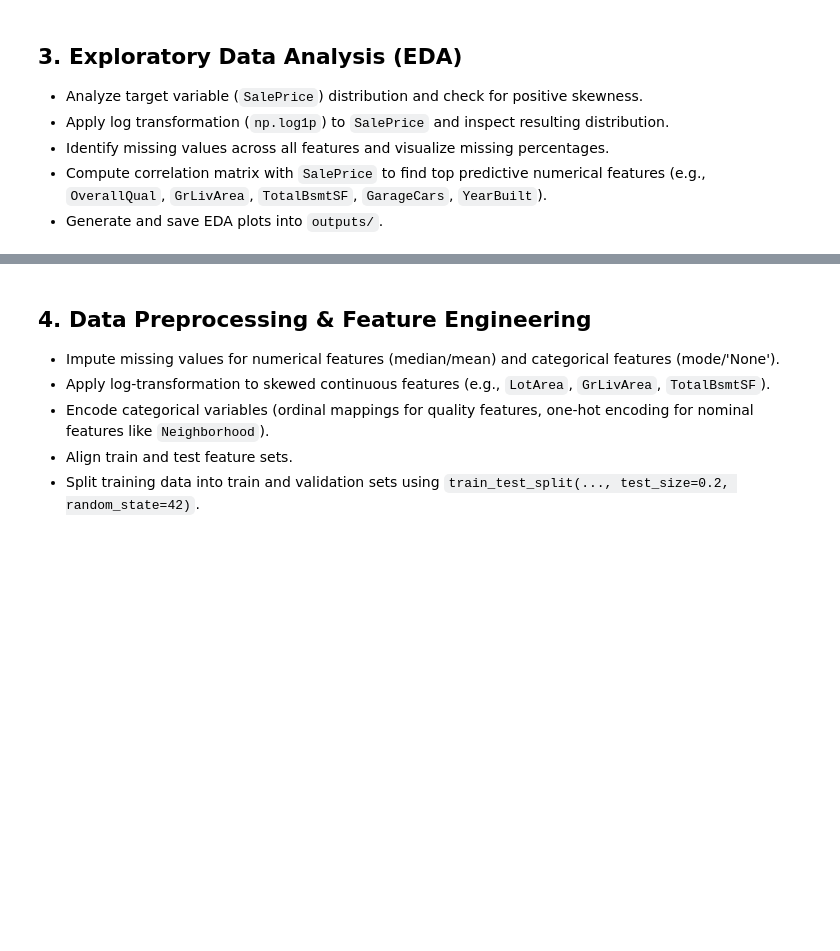
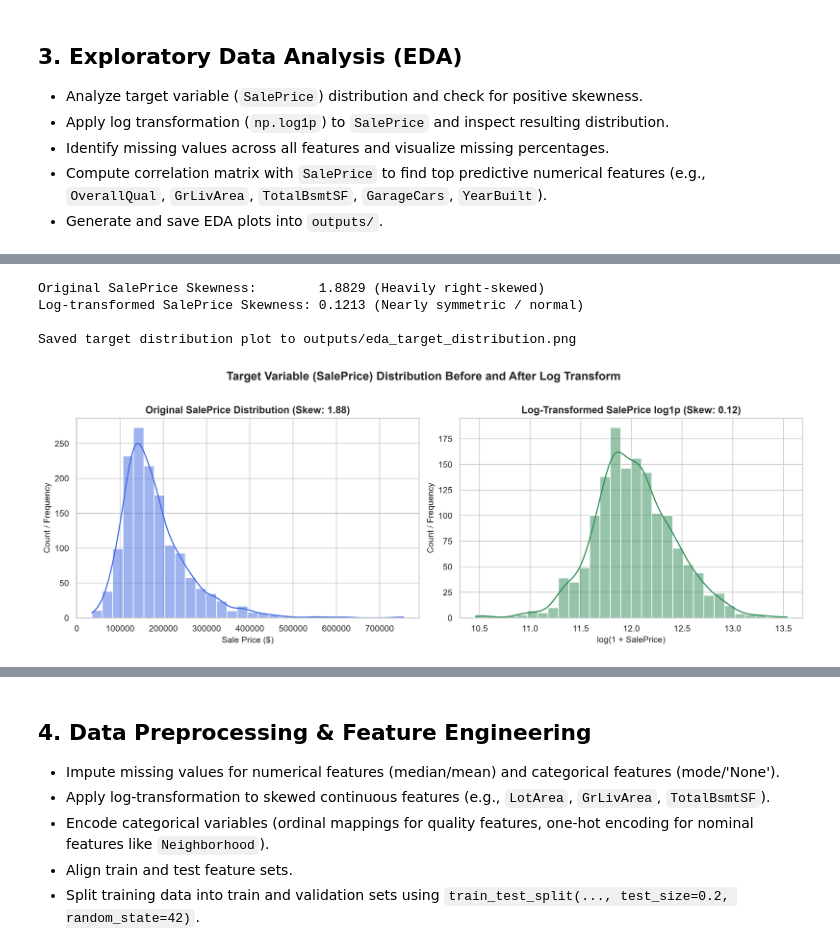
Before and after one commit to Mudasiriqbal-developer/Machine-Learning, a Jupyter notebook: ML Assingment Projects/House Price Prediction/house_price_prediction.ipynb, the cells around one changed output, grey strips where cells are left out. Drawn from its saved outputs; the diff is of its cells as text; code cells hidden in the pictures; blank space fills up the shorter version.

```diff
--- a/ML Assingment Projects/House Price Prediction/house_price_prediction.ipynb
+++ b/ML Assingment Projects/House Price Prediction/house_price_prediction.ipynb
@@ -28,0 +176,38 @@
+# %%
+# ==============================================================================
+# 5. EDA - Target Variable (SalePrice) Distribution (Before and After Log Transform)
+# ==============================================================================
+# Calculate skewness before and after log transformation
+skew_orig = train_df["SalePrice"].skew()
+log_saleprice = np.log1p(train_df["SalePrice"])
+skew_log = log_saleprice.skew()
+
+print(f"Original SalePrice Skewness:        {skew_orig:.4f} (Heavily right-skewed)")
+print(f"Log-transformed SalePrice Skewness: {skew_log:.4f} (Nearly symmetric / normal)")
+
+# Create side-by-side distribution plots
+fig, axes = plt.subplots(1, 2, figsize=(14, 5))
+
+# Subplot 1: Original SalePrice
+sns.histplot(train_df["SalePrice"], kde=True, ax=axes[0], color="royalblue", bins=30)
+axes[0].set_title(f"Original SalePrice Distribution (Skew: {skew_orig:.2f})", fontsize=13, weight="bold")
+axes[0].set_xlabel("Sale Price ($)", fontsize=11)
+axes[0].set_ylabel("Count / Frequency", fontsize=11)
+
+# Subplot 2: Log-Transformed SalePrice using log1p
+sns.histplot(log_saleprice, kde=True, ax=axes[1], color="seagreen", bins=30)
+axes[1].set_title(f"Log-Transformed SalePrice log1p (Skew: {skew_log:.2f})", fontsize=13, weight="bold")
+axes[1].set_xlabel("log(1 + SalePrice)", fontsize=11)
+axes[1].set_ylabel("Count / Frequency", fontsize=11)
+
+plt.suptitle("Target Variable (SalePrice) Distribution Before and After Log Transform", fontsize=15, weight="bold", y=1.02)
+plt.tight_layout()
+plt.savefig("outputs/eda_target_distribution.png", dpi=300, bbox_inches="tight")
+plt.close()
+print("\nSaved target distribution plot to outputs/eda_target_distribution.png")
+# %% [output]
+Original SalePrice Skewness:        1.8829 (Heavily right-skewed)
+Log-transformed SalePrice Skewness: 0.1213 (Nearly symmetric / normal)
+
+Saved target distribution plot to outputs/eda_target_distribution.png
+[figure, added]
```
Also changed, not shown: parts of 11 cells of this notebook, 12 other files.
